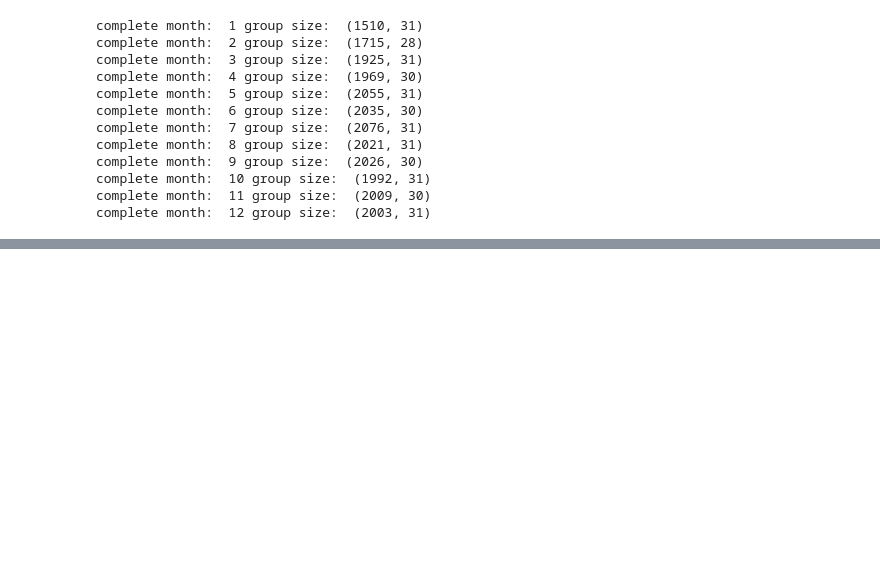
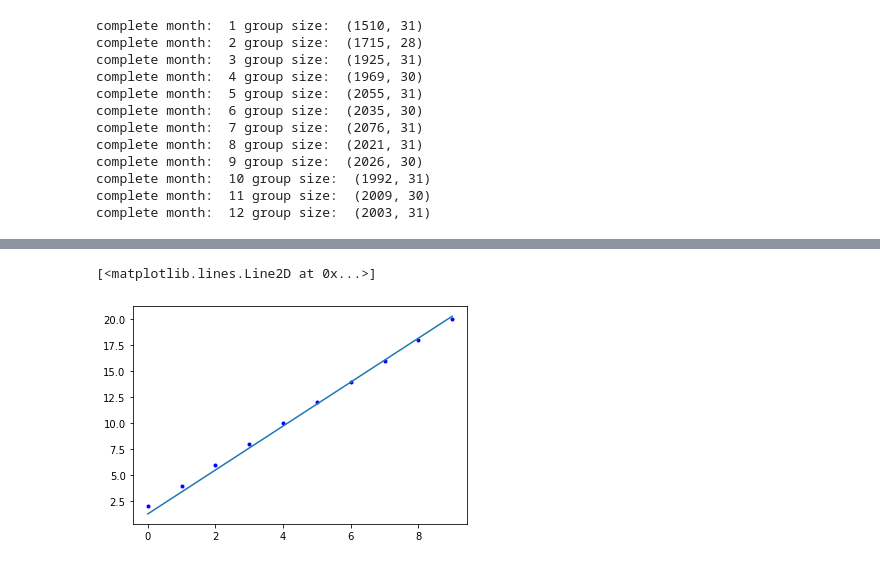
Before and after one commit to xiashiwendao/SalesAnalysis, a Jupyter notebook: DailyDataStatistic.ipynb, the cells around one changed output, grey strips where cells are left out. Drawn from its saved outputs; the diff is of its cells as text; code cells hidden in the pictures; blank space fills up the shorter version.

```diff
--- a/DailyDataStatistic.ipynb
+++ b/DailyDataStatistic.ipynb
@@ -98,0 +161,11 @@ print(data.head())
+# %%
+day = range(0, 10)
+value = np.array([2,4,6,8,10,12,14,16,18,20])
+plt.plot(day, value, "b.")
+sgd.fit(np.array(day).reshape(-1, 1), value.reshape(-1,1))
+
+y_predict = sgd.predict(np.array(day).reshape(-1, 1))
+plt.plot(day, y_predict)
+# %% [output]
+[<matplotlib.lines.Line2D at 0x...>]
+[figure, added]
```
Also changed, not shown: parts of 6 cells of this notebook, 1 other file.
